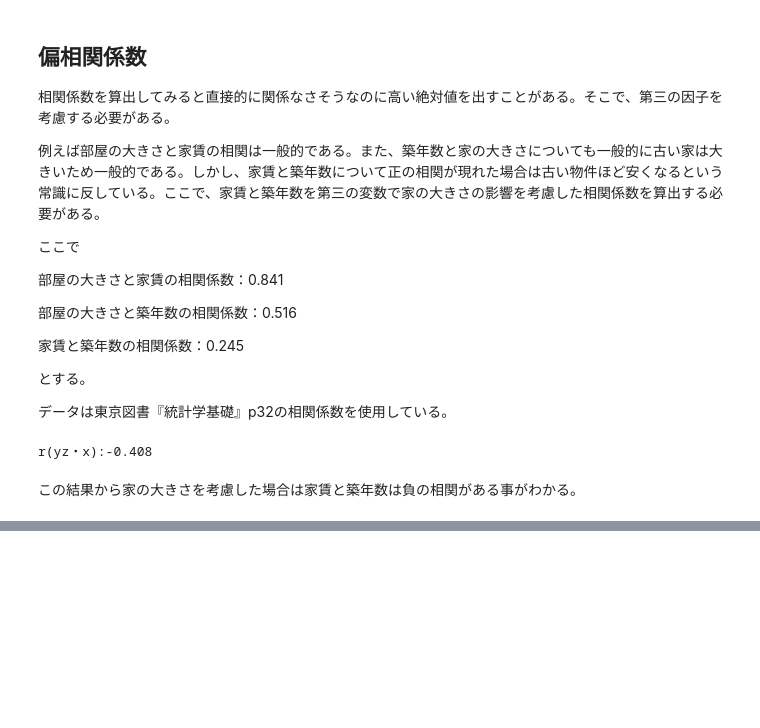
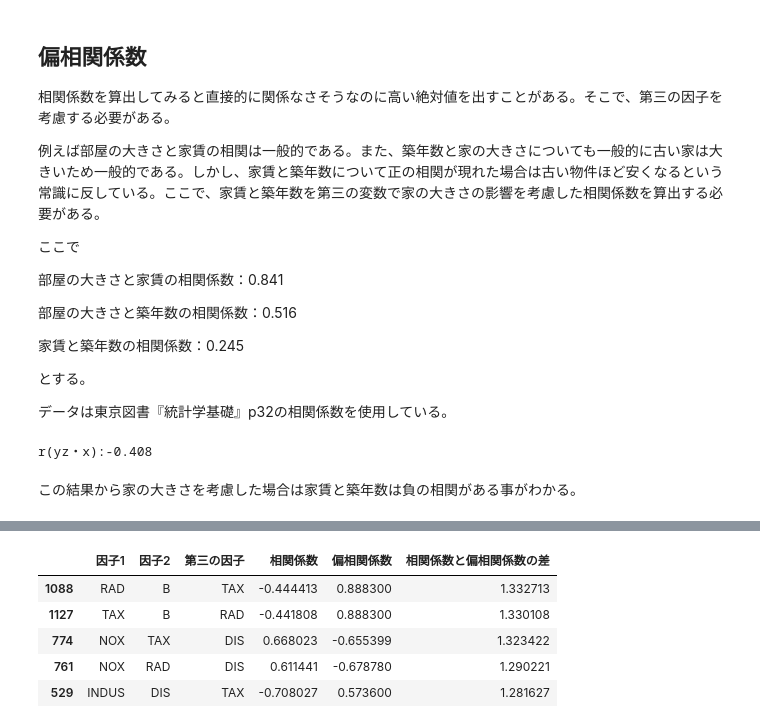
Before and after one commit to NTanaka1994/DataAnalysis, a Jupyter notebook: 相関分析/Corr.ipynb, the cells around one changed output, grey strips where cells are left out. Drawn from its saved outputs; the diff is of its cells as text; code cells hidden in the pictures; blank space fills up the shorter version.

```diff
--- a/相関分析/Corr.ipynb
+++ b/相関分析/Corr.ipynb
@@ -140,0 +145,22 @@ r(yz・x):-0.408
+# %%
+def partcorr(r_xy, r_yz, r_xz):
+    return (r_yz - r_xy * r_xz) / (np.sqrt(1 - r_xy ** 2) * np.sqrt(1 - r_xz ** 2))
+# %%
+corr = df.corr().values
+col = df.corr().columns
+pcorr = []
+for i in range(len(corr)):
+    for j in range(i+1, len(corr[i])):
+        for k in range(len(corr)):
+            if col[i] != col[j] and col[i] != col[k] and col[j] and col[k]:
+                pcorr.append([col[i], col[j], col[k], corr[i][j], partcorr(corr[i][j], corr[i][k], corr[k][j]), abs(corr[i][j]-partcorr(corr[i][j], corr[i][k], corr[k][j]))])
+df_pcorr = pd.DataFrame(pcorr)
+df_pcorr.columns = ["因子1", "因子2", "第三の因子", "相関係数", "偏相関係数", "相関係数と偏相関係数の差"]
+df_pcorr.sort_values("相関係数と偏相関係数の差", ascending=False).head()
+# %% [output]
+|  | 因子1 | 因子2 | 第三の因子 | 相関係数 | 偏相関係数 | 相関係数と偏相関係数の差 |
+| 1088 | RAD | B | TAX | -0.444413 | 0.888300 | 1.332713 |
+| 1127 | TAX | B | RAD | -0.441808 | 0.888300 | 1.330108 |
+| 774 | NOX | TAX | DIS | 0.668023 | -0.655399 | 1.323422 |
+| 761 | NOX | RAD | DIS | 0.611441 | -0.678780 | 1.290221 |
+| 529 | INDUS | DIS | TAX | -0.708027 | 0.573600 | 1.281627 |
```
Also changed, not shown: parts of 5 cells of this notebook.
